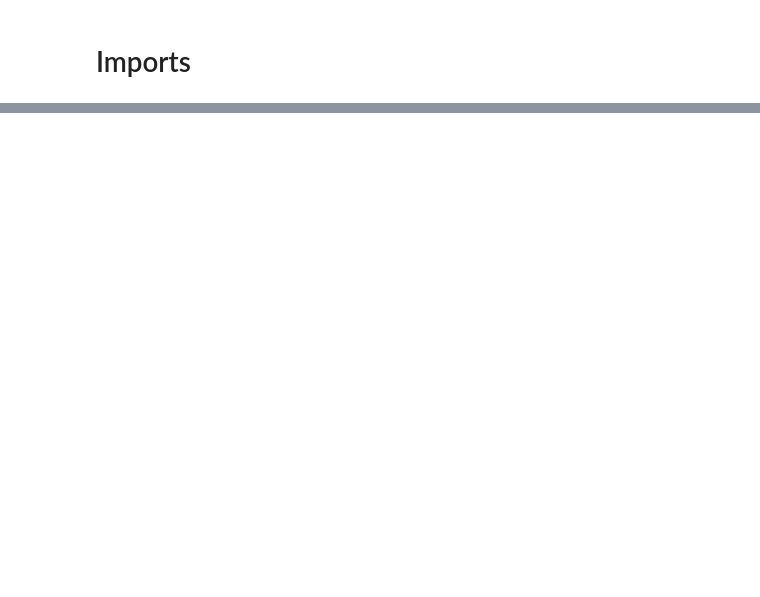
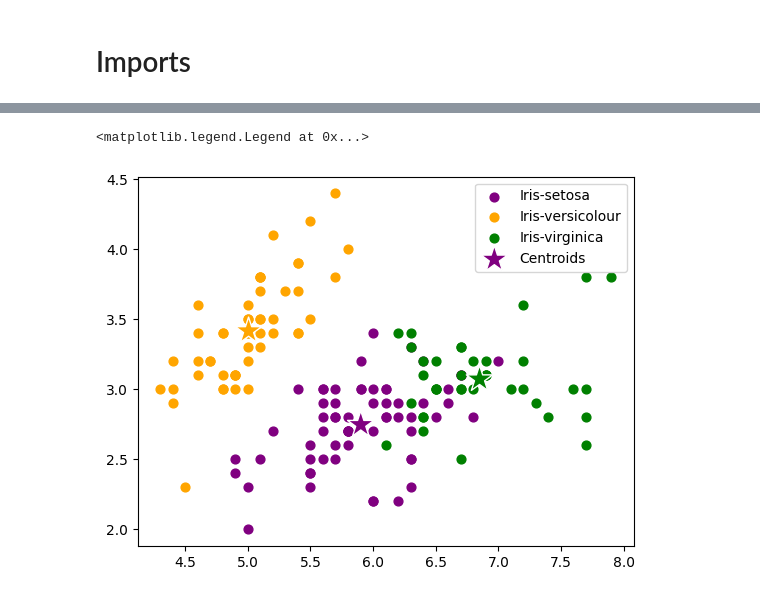
Before and after one commit to Millrocious/Pclusterization, a Jupyter notebook: Iris-clusterization.ipynb, the cells around one changed output, grey strips where cells are left out. Cells and saved outputs as stored; diff of their text form; code cells hidden in the pictures; blank space fills up the shorter version.

```diff
--- a/Iris-clusterization.ipynb
+++ b/Iris-clusterization.ipynb
@@ -14,7 +19,0 @@ df.head()
-# %%
-# Change categorical data to number 0-2
-df["Species"] = pd.Categorical(df["Species"])
-df["Species"] = df["Species"].cat.codes
-# Change dataframe to numpy matrix
-data = df.values[:, 0:4]
-category = df.values[:, 4]
@@ -68,0 +37,21 @@ plt.scatter(centers_new[:,0], centers_new[:,1], marker='*', c='g', s=150)
+# %%
+kmeans = KMeans(n_clusters = 3, init = 'k-means++', max_iter = 300, n_init = 10, random_state = 0)
+y_kmeans = kmeans.fit_predict(x)
+# %%
+p_size = 40
+star_size = 400
+
+cluster_colors = ['purple', 'orange', 'green']
+cluster_labels = ['Iris-setosa', 'Iris-versicolour', 'Iris-virginica']
+
+#Visualising the clusters
+for i in range(len(cluster_labels)):
+    plt.scatter(x[y_kmeans == i, 0], x[y_kmeans == i, 1], s = p_size, c = cluster_colors[i], label = cluster_labels[i])
+
+#Plotting the centroids of the clusters
+plt.scatter(kmeans.cluster_centers_[:, 0], kmeans.cluster_centers_[:, 1], s = star_size, marker="*", c = cluster_colors, edgecolors='white', label = f'Centroids')
+
+plt.legend()
+# %% [output]
+<matplotlib.legend.Legend at 0x...>
+[figure, added]
```
Also changed, not shown: parts of 8 cells of this notebook, 1 other file.
